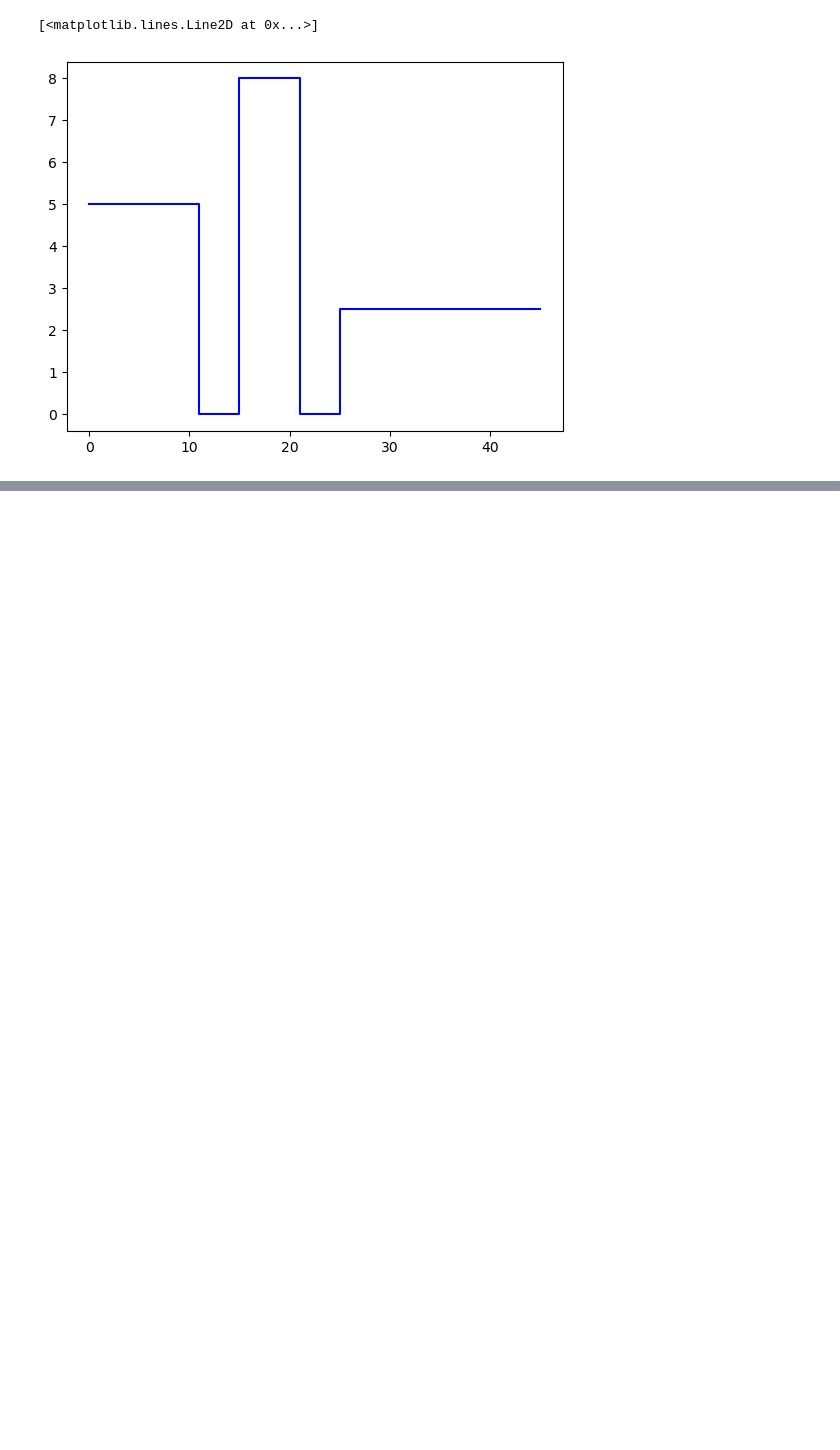
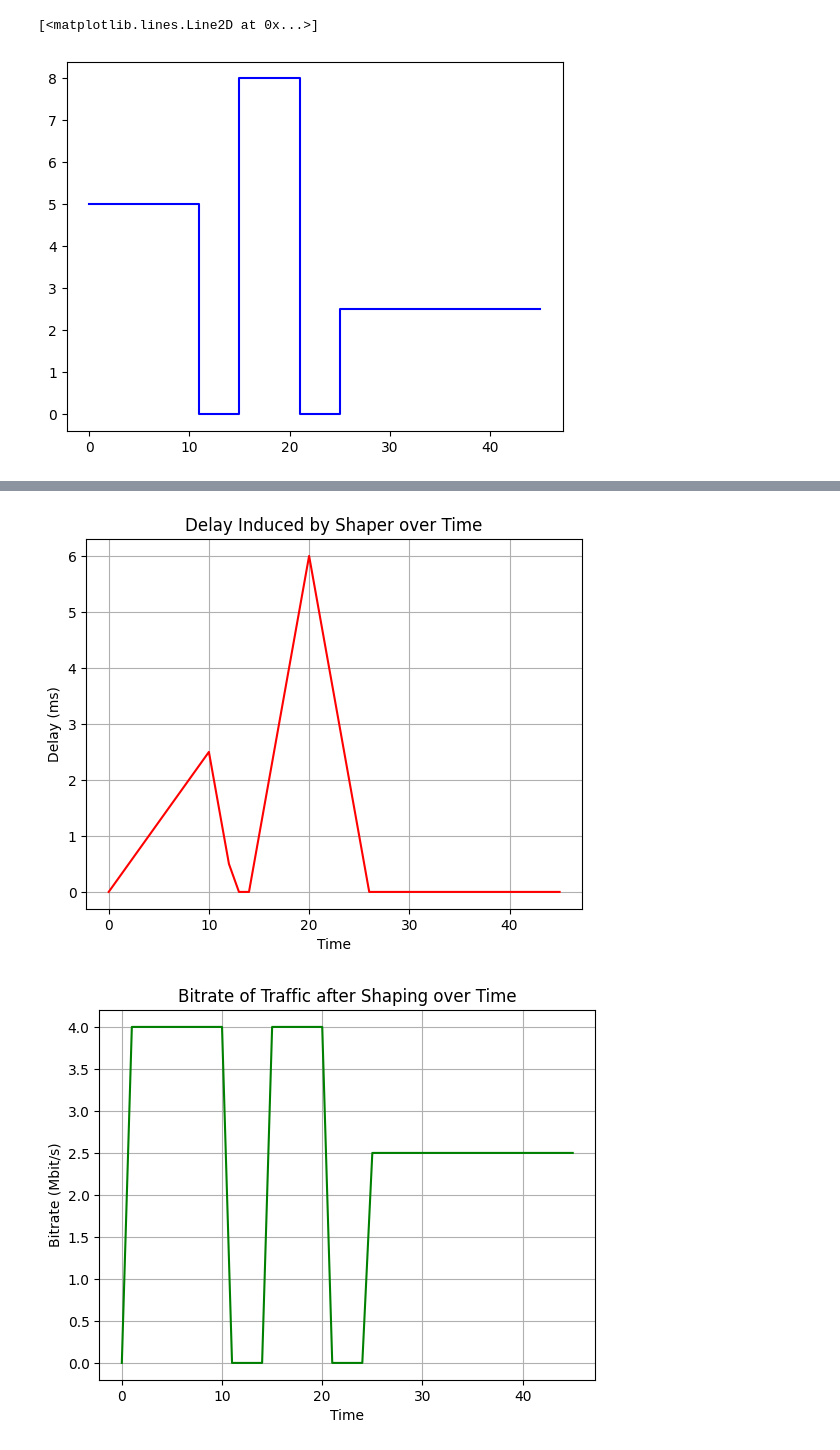
Before and after one commit to dmitrijs-voronovs/VU-net-perf, a Jupyter notebook: a2/as2.ipynb, the cells around one changed output, grey strips where cells are left out. Drawn from its saved outputs; the diff is of its cells as text; code cells hidden in the pictures; blank space fills up the shorter version.

```diff
--- a/a2/as2.ipynb
+++ b/a2/as2.ipynb
@@ -14,0 +70,10 @@ plt.step(range(len(traffic)), traffic, where='post', color='blue')
+# %%
+# task 4
+shaping_rate = 4
+delay = calculate_delay(traffic, shaping_rate)
+plot_delay(delay)
+shaped_traffic = get_shaped_traffic(traffic, shaping_rate)
+plot_shaped_traffic(traffic, shaped_traffic)
+# %% [output]
+[figure, added]
+[figure, added]
```
Also changed, not shown: parts of 10 cells of this notebook, 1 other file.
